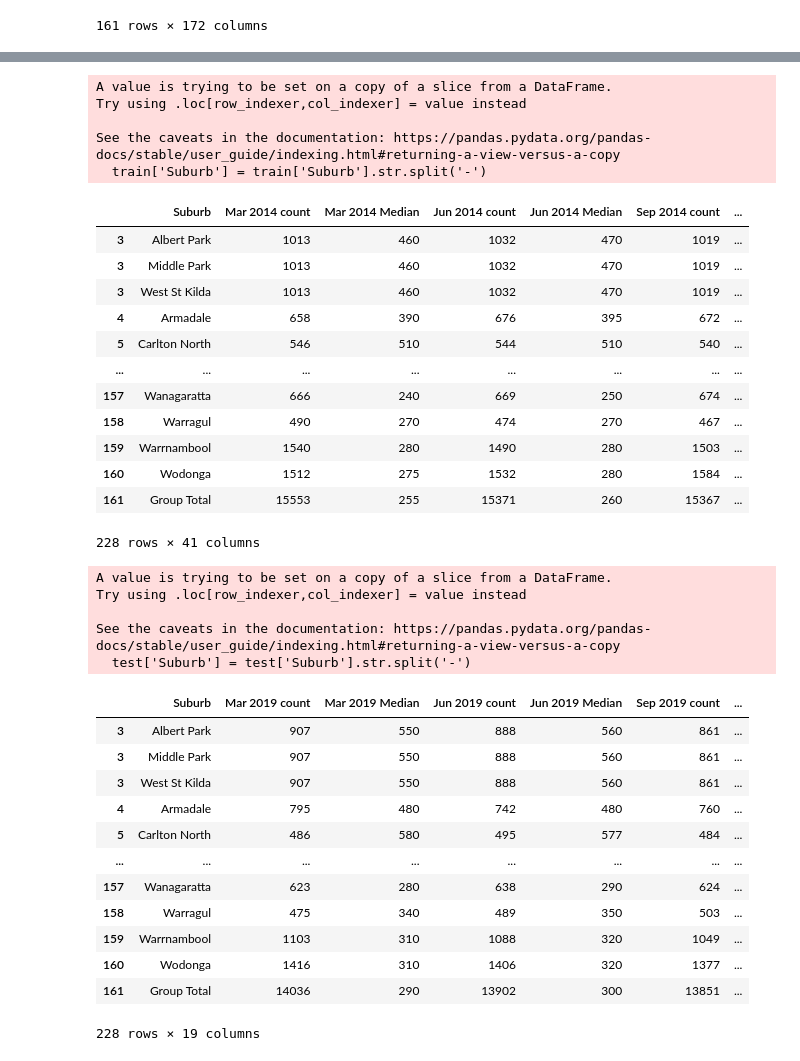
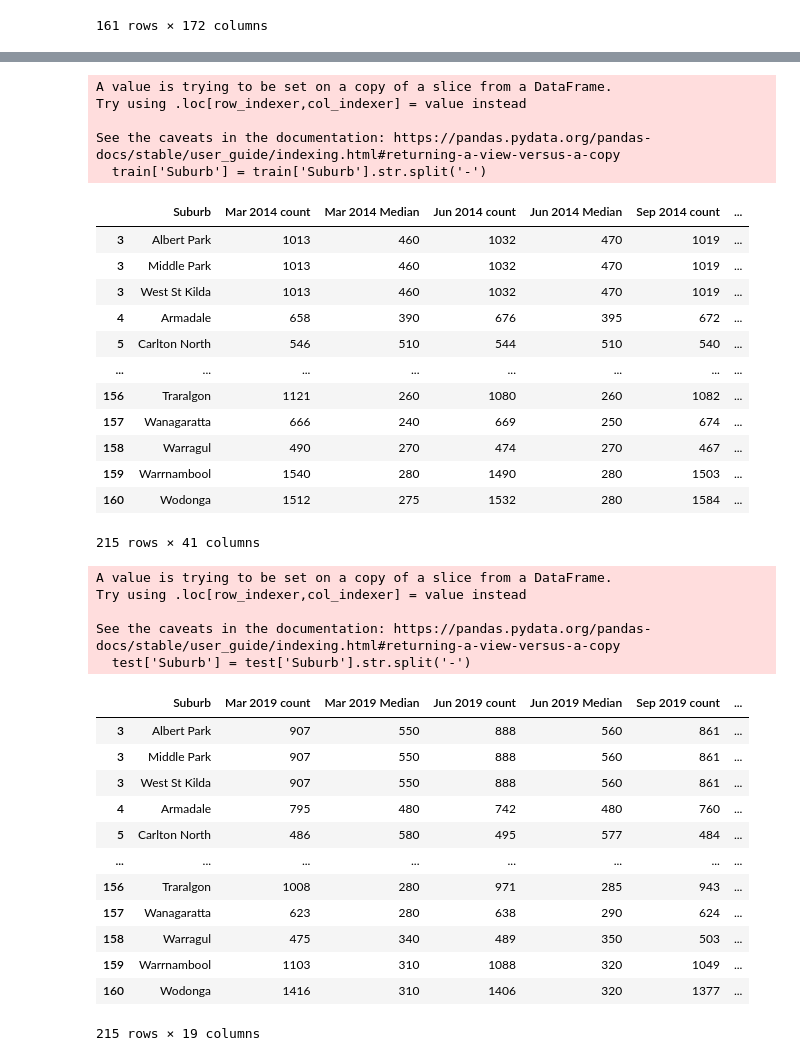
Before and after one commit to MAST30034-Applied-Data-Science/generic-real-estate-consulting-project-group-26, a Jupyter notebook: notebooks/Preprocess for annual rent.ipynb, the cells around one changed output, grey strips where cells are left out. Drawn from its saved outputs; the diff is of its cells as text; code cells hidden in the pictures.

Commit message:
delete group total

```diff
--- a/notebooks/Preprocess for annual rent.ipynb
+++ b/notebooks/Preprocess for annual rent.ipynb
@@ -86,33 +72,36 @@ data.columns = new_header
 # %%
 train = data.filter(regex='2014|2015|2016|2017|2018|Suburb')
 train['Suburb'] = train['Suburb'].str.split('-')
 train = train.explode('Suburb')
+train = train[train.Suburb != 'Group Total']
+
 train.to_csv('../data/curated/annual_rent_2014_2018.csv', index = False)
 train
 # %% [output]
 A value is trying to be set on a copy of a slice from a DataFrame.
 Try using .loc[row_indexer,col_indexer] = value instead
 
 See the caveats in the documentation: https://pandas.pydata.org/pandas-docs/stable/user_guide/indexing.html#returning-a-view-versus-a-copy
   train['Suburb'] = train['Suburb'].str.split('-')
 |  | Suburb | Mar 2014 count | Mar 2014 Median | Jun 2014 count | Jun 2014 Median | Sep 2014 count | ... |
 | 3 | Albert Park | 1013 | 460 | 1032 | 470 | 1019 | ... |
 | 3 | Middle Park | 1013 | 460 | 1032 | 470 | 1019 | ... |
 | 3 | West St Kilda | 1013 | 460 | 1032 | 470 | 1019 | ... |
 | 4 | Armadale | 658 | 390 | 676 | 395 | 672 | ... |
 | 5 | Carlton North | 546 | 510 | 544 | 510 | 540 | ... |
 | ... | ... | ... | ... | ... | ... | ... | ... |
+| 156 | Traralgon | 1121 | 260 | 1080 | 260 | 1082 | ... |
 | 157 | Wanagaratta | 666 | 240 | 669 | 250 | 674 | ... |
 | 158 | Warragul | 490 | 270 | 474 | 270 | 467 | ... |
 | 159 | Warrnambool | 1540 | 280 | 1490 | 280 | 1503 | ... |
 | 160 | Wodonga | 1512 | 275 | 1532 | 280 | 1584 | ... |
-| 161 | Group Total | 15553 | 255 | 15371 | 260 | 15367 | ... |
-228 rows × 41 columns
+215 rows × 41 columns
 # %%
 
 test = data.filter(regex='2019|2020|2021|Suburb')
 test['Suburb'] = test['Suburb'].str.split('-')
 test = test.explode('Suburb')
+test = test[test.Suburb != 'Group Total']
 test.to_csv('../data/curated/annual_rent_2019_2020.csv', index = False)
 test
 # %% [output]
@@ -128,9 +117,9 @@ See the caveats in the documentation: https://pandas.pydata.org/pandas-docs/stab
 | 4 | Armadale | 795 | 480 | 742 | 480 | 760 | ... |
 | 5 | Carlton North | 486 | 580 | 495 | 577 | 484 | ... |
 | ... | ... | ... | ... | ... | ... | ... | ... |
+| 156 | Traralgon | 1008 | 280 | 971 | 285 | 943 | ... |
 | 157 | Wanagaratta | 623 | 280 | 638 | 290 | 624 | ... |
 | 158 | Warragul | 475 | 340 | 489 | 350 | 503 | ... |
 | 159 | Warrnambool | 1103 | 310 | 1088 | 320 | 1049 | ... |
 | 160 | Wodonga | 1416 | 310 | 1406 | 320 | 1377 | ... |
-| 161 | Group Total | 14036 | 290 | 13902 | 300 | 13851 | ... |
-228 rows × 19 columns
+215 rows × 19 columns
```
Also changed, not shown: parts of 1 cell of this notebook, 1 other file.
